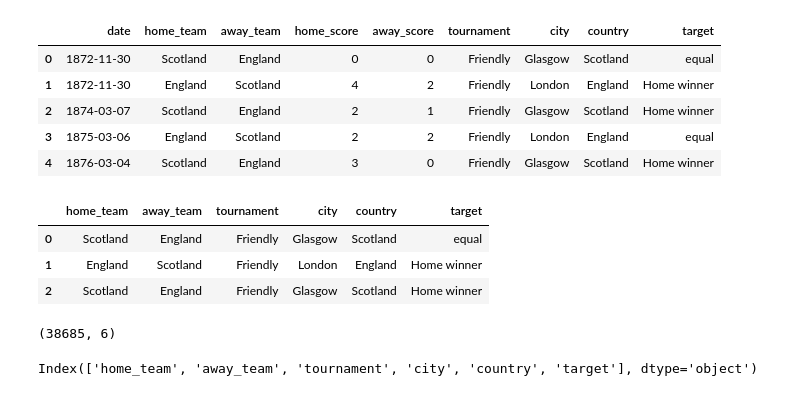
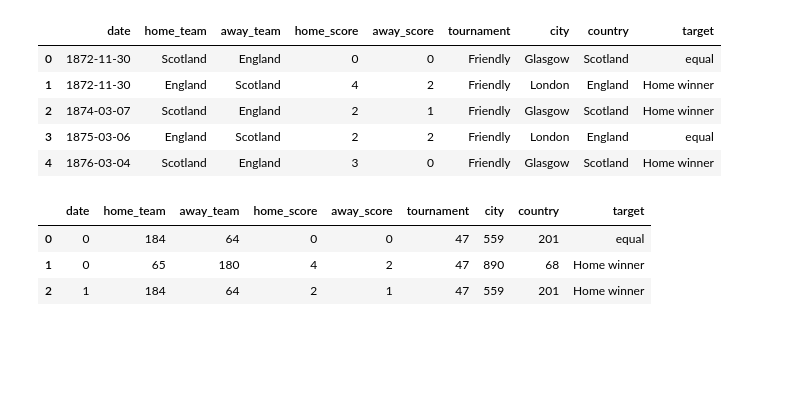
Before and after one commit to chamsi-web-dev/InterCompetitionSoccer, a Jupyter notebook: Feature selection/decision_tree.ipynb, the cells around one changed output. Drawn from its saved outputs; the diff is of its cells as text; code cells hidden in the pictures; blank space fills up the shorter version.

```diff
--- a/Feature selection/decision_tree.ipynb
+++ b/Feature selection/decision_tree.ipynb
@@ -51,35 +60,31 @@ original_dataset.head(5)
 | 4 | 1876-03-04 | Scotland | England | 3 | 0 | Friendly | Glasgow | Scotland | Home winner |
 # %%
 # limit to categorical data using df.select_dtypes()
-columns_categorical_subset = original_dataset.select_dtypes(include=[object])
-columns_categorical_subset.head(3)
+#columns_categorical_subset = original_dataset.select_dtypes(include=[object])
+#columns_categorical_subset.head(3)
-# %% [output]
-|  | home_team | away_team | tournament | city | country | target |
-| 0 | Scotland | England | Friendly | Glasgow | Scotland | equal |
-| 1 | England | Scotland | Friendly | London | England | Home winner |
-| 2 | Scotland | England | Friendly | Glasgow | Scotland | Home winner |
 # %%
 # check original shape
-columns_categorical_subset.shape
+#columns_categorical_subset.shape
 # Y_test3 = to_categorical(y_test3, num_classes)
-# %% [output]
-(38685, 6)
 # %%
 # view columns using df.columns
-columns_categorical_subset.columns
+#columns_categorical_subset
-# %% [output]
-Index(['home_team', 'away_team', 'tournament', 'city', 'country', 'target'], dtype='object')
 # %%
 # TODO: create a LabelEncoder object and fit it to each feature in X
 # 1. INSTANTIATE
 # encode labels with value between 0 and n_classes-1.
 le = preprocessing.LabelEncoder()
-le
 
 # 2/3. FIT AND TRANSFORM
 # use df.apply() to apply le.fit_transform to all columns
-final_dataset = columns_categorical_subset.apply(le.fit_transform)
-#final_dataset.head()
+final_dataset = original_dataset.apply(le.fit_transform)
+final_dataset['target'] = original_dataset['target']
+final_dataset.head(3)
+# %% [output]
+|  | date | home_team | away_team | home_score | away_score | tournament | city | country | target |
+| 0 | 0 | 184 | 64 | 0 | 0 | 47 | 559 | 201 | equal |
+| 1 | 0 | 65 | 180 | 4 | 2 | 47 | 890 | 68 | Home winner |
+| 2 | 1 | 184 | 64 | 2 | 1 | 47 | 559 | 201 | Home winner |
 # %%
 # TODO: create a OneHotEncoder object, and fit it to all of X
 
```
Also changed, not shown: parts of 16 cells of this notebook, 5 other files.
